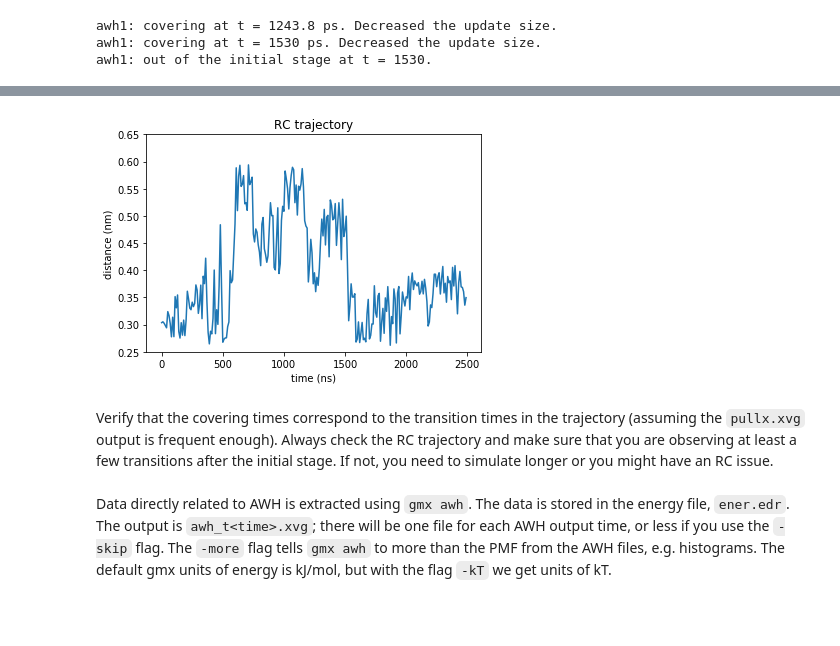
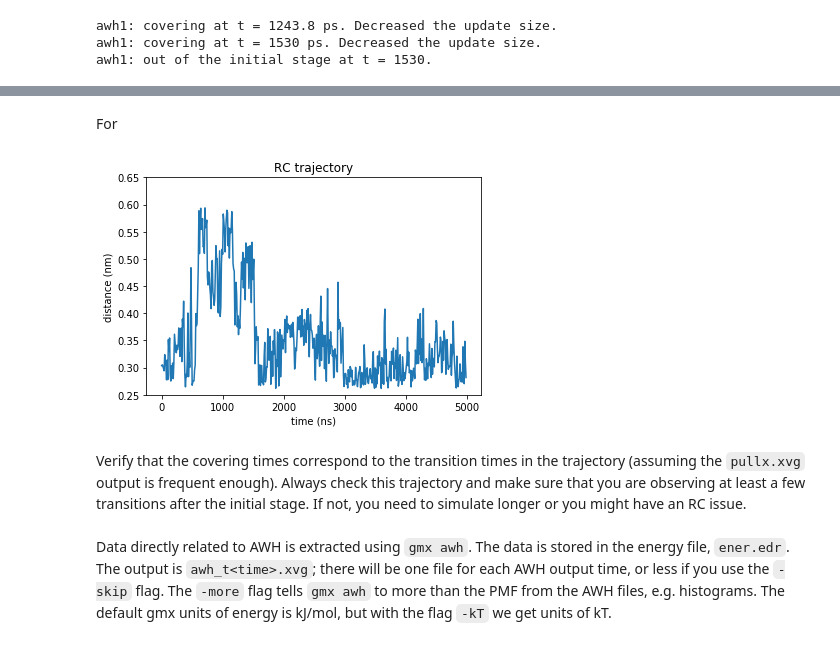
Before and after one commit to vivecalindahl/awh-tutorial, a Jupyter notebook: dna-base-pair-opening/awh-tutorial.ipynb, the cells around one changed output, grey strips where cells are left out. Drawn from its saved outputs; the diff is of its cells as text; code cells hidden in the pictures; blank space fills up the shorter version.

```diff
--- a/dna-base-pair-opening/awh-tutorial.ipynb
+++ b/dna-base-pair-opening/awh-tutorial.ipynb
@@ -123,3 +110,5 @@ In the intial stage, the free energy (and bias) update size is kept constant *du
+# %% [markdown]
+For
 # %%
 import numpy as np
 import matplotlib.pyplot as plt
@@ -137,23 +126,23 @@ def read_xvg(fname):
 # %%
 # Read pullx.xvg file and plot a selected part of the trajectory
 data = read_xvg("data/pullx.xvg")
 t, x = data[:,0], data[:,1]
-tend =2500
+tend =5000
 selection = np.where(t<tend)
 plt.plot(t[selection], x[selection])
 ax = plt.gca()
 # Tweak
 plt.xlabel("time (ns)")
 plt.ylabel("distance (nm)");
 plt.ylim([0.25, 0.65])
 plt.title('RC trajectory');
 
 #texit = 1530
 #plt.plot([texit,texit],[0,1])
 # %% [output]
-[figure, old version]
+[figure, new version]
 # %% [markdown]
-Verify that the covering times correspond to the transition times in the trajectory (assuming the `pullx.xvg` output is frequent enough). Always check the RC trajectory and make sure that you are observing at least a few transitions after the initial stage. If not, you need to simulate longer or you might have an RC issue.
+Verify that the covering times correspond to the transition times in the trajectory (assuming the `pullx.xvg` output is frequent enough). Always check this trajectory and make sure that you are observing at least a few transitions after the initial stage. If not, you need to simulate longer or you might have an RC issue.
 # %% [markdown]
 Data directly related to AWH is extracted using `gmx awh`. The data is stored in the energy file, `ener.edr`. The output is `awh_t<time>.xvg`; there will be one file for each AWH output time, or less if you use the `-skip` flag. The `-more` flag tells `gmx awh` to more than the PMF from the AWH files, e.g. histograms. The default gmx units of energy is kJ/mol, but with the flag `-kT` we get units of kT.
 # %%
```
Also changed, not shown: parts of 19 cells of this notebook.
